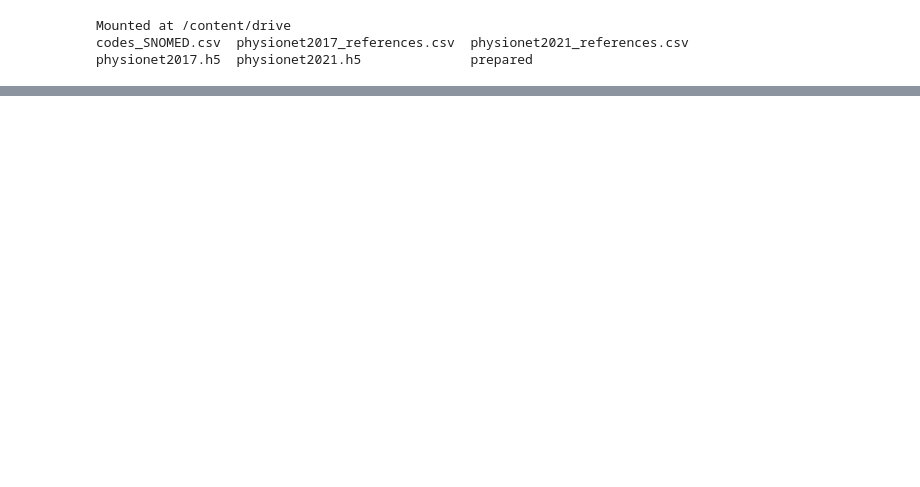
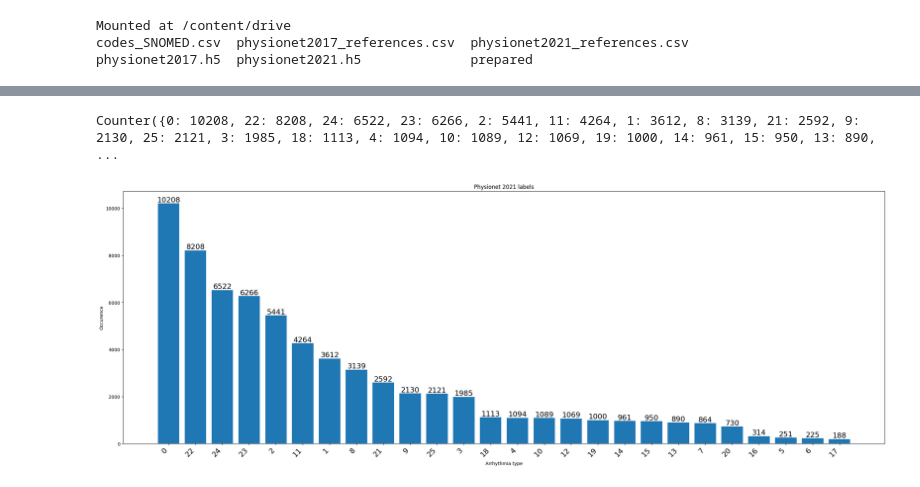
Before and after one commit to KIlian42/Atrial-Fibrillation-Classification-Using-Ensembled-Models, a Jupyter notebook: src/notebooks/Jupiter_notebook_Physionet2021_multilabel_binaryCrossentropy_classification_customLoss_thresholdOptimization.ipynb, the cells around one changed output, grey strips where cells are left out. Saved outputs shown, nothing was run; the diff lists cells and outputs as text; code cells hidden in the pictures; blank space fills up the shorter version.

```diff
--- a/src/notebooks/Jupiter_notebook_Physionet2021_multilabel_binaryCrossentropy_classification_customLoss_thresholdOptimization.ipynb
+++ b/src/notebooks/Jupiter_notebook_Physionet2021_multilabel_binaryCrossentropy_classification_customLoss_thresholdOptimization.ipynb
@@ -1035,8 +1232,6 @@ plt.close()
 # %%
-from sklearn.metrics import precision_score, recall_score, f1_score
-
 # Predict probabilities
-pred_prob = model.predict(X_test)
+pred_prob = combined_model.predict(X_test)
 
 # Binarize predictions using a threshold
 threshold = 0.5
@@ -1054,0 +1274,21 @@ print(f"F1 Score test set: {f1}")
+# %%
+# == Optimize thresholds ==
+
+# Assuming 'predictions' from combined_model.predict(x_val) and 'y_val' are your validation labels
+num_classes = 26  # Number of classes
+thresholds = np.linspace(0, 1, 100)
+optimal_thresholds = np.zeros(num_classes)
+
+for i in range(num_classes):
+    f1_scores = []
+    for thresh in thresholds:
+        # Apply threshold to predictions for class 'i'
+        binary_predictions = (pred_prob_test[:, i] > thresh).astype(int)
+        # Calculate F1 score
+        f1 = f1_score(Y_test[:, i], binary_predictions)
+        f1_scores.append(f1)
+
+    # Find the threshold that maximized the F1 score for this class
+    optimal_index = np.argmax(f1_scores)
+    optimal_thresholds[i] = thresholds[optimal_index]
+    print(f"Class {i} optimal threshold: {thresholds[optimal_index]} with F1 Score: {f1_scores[optimal_index]}")
@@ -1054,0 +1322,18 @@ print(f"F1 Score test set: {f1}")
+# %%
+# Predict probabilities
+pred_prob = combined_model.predict(X_test)
+
+# Binarize predictions using the optimal threshold for each class
+optimal_thresholds = np.array(optimal_thresholds)  # Assuming 'optimal_thresholds' is a list
+pred = (pred_prob > optimal_thresholds).astype(int)
+
+# Calculate metrics
+accuracy = accuracy_score(Y_test, pred)
+precision = precision_score(Y_test, pred, average='weighted')  # Adjust average as needed
+recall = recall_score(Y_test, pred, average='weighted')
+f1 = f1_score(Y_test, pred, average='weighted')
+
+print(f"Accuracy test set: {accuracy}")
+print(f"Precision test set: {precision}")
+print(f"Recall test set: {recall}")
+print(f"F1 Score test set: {f1}")
@@ -1122,7 +1424,7 @@ print(f"F1 Score test set: {f1}")
 # == Plot trainset distribution ==
 
 extracted_labels_testset = []
-for label in Y_train:
+for label in Y_train_balanced:
     for index, _ in enumerate(label):
         if label[index]:
             extracted_labels_testset.append(index)
@@ -1134,33 +1436,36 @@ combined.sort(key=lambda x: x[1], reverse=True)
 label_keys, label_values = zip(*combined)
 label_keys = list(label_keys)
 label_values = list(label_values)
 
 label_keys = list(map(lambda x: str(x), label_keys))
 
 # for index, key in enumerate(label_keys):
 #    label_keys[index] = str(index + 1) + ". " + key[0].upper() + key[1:]
 
 plt.figure(figsize=(30, 10))
 plt.bar(label_keys, label_values, color="#1f77b4")
 plt.title("Physionet 2021 labels")
 plt.xlabel("Arrhythmia type", labelpad=7)
 plt.ylabel("Occurence")
 plt.xticks(rotation=45, ha="right", fontsize=16)  # (rotation='diagional')
 bars = plt.bar(label_keys, label_values, color="#1f77b4")
 # Adding the counts on top of the bars
 for bar in bars:
     yval = bar.get_height()
     plt.text(
         bar.get_x() + bar.get_width() / 2,
         yval + 5,
         yval,
         ha="center",
         va="bottom",
         fontsize=16,
     )
 
 plt.show()
 plt.close()
+# %% [output]
+Counter({0: 10208, 22: 8208, 24: 6522, 23: 6266, 2: 5441, 11: 4264, 1: 3612, 8: 3139, 21: 2592, 9: 2130, 25: 2121, 3: 1985, 18: 1113, 4: 1094, 10: 1089, 12: 1069, 19: 1000, 14: 961, 15: 950, 13: 890,  ...
+[figure, added]
 # %%
 # == Plot testset distribution ==
 
```
Also changed, not shown: parts of 40 cells of this notebook, 4 other files.
